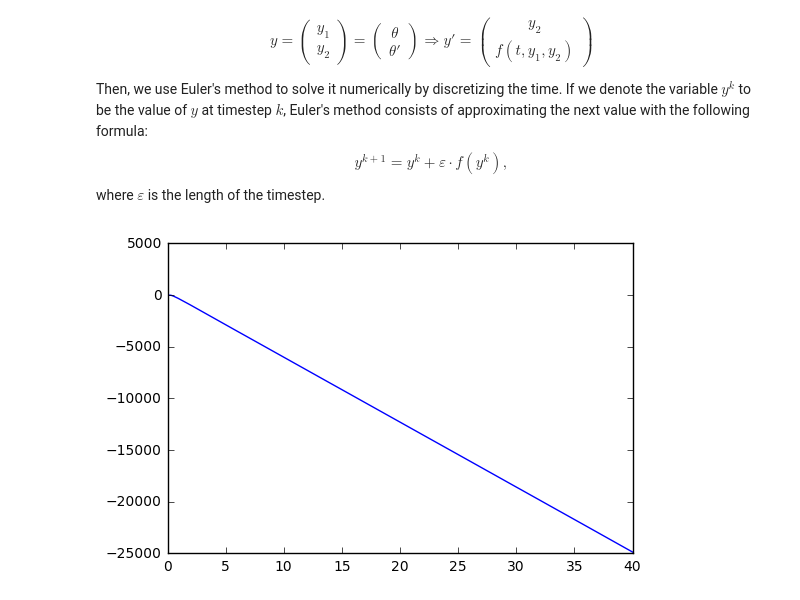
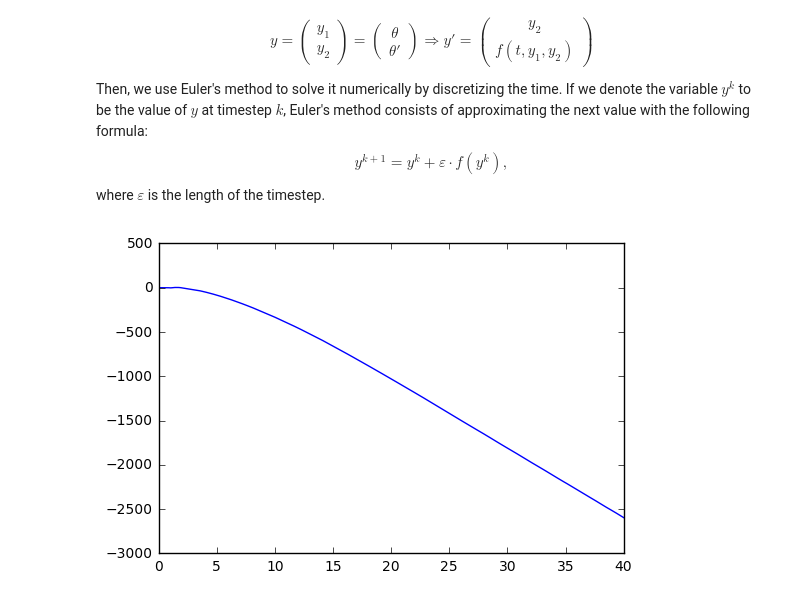
Before and after one commit to ralphS16/SolvingODEs, a Jupyter notebook: ODESolverV2.ipynb, the cells around one changed output. Saved outputs shown, nothing was run; the diff lists cells and outputs as text; code cells hidden in the pictures.

```diff
--- a/ODESolverV2.ipynb
+++ b/ODESolverV2.ipynb
@@ -16,7 +16,7 @@ import matplotlib.pyplot as plt
 
 ## - Constants - ##
 t_end = 40 # ending time of the simulation (t_start = 0)
-steps = 8000
+steps = 1000
 domain = np.linspace(0,t_end,steps)
 eps = t_end/steps # value of epsilon (the time quantum)
 epsq = eps*eps # epsilon^2
@@ -24,39 +24,38 @@ g = 9.8
 ell = 8.69
 mu = 1.29
 Cx = 0.7
-m = 12000
+m = 100
 k = 2.5
 alpha = g/ell
-v_1 = 0 #initial value theta(0)
+v_1 = 0.2 #initial value theta(0)
 v_2 = 0.5 #initial value theta'(0)
 
 ## - Defining functions - ##
 def S(t):
     # Surfact of cabin that is exposed to wind
     return 15.63
 def v2(t):
     # Speed of wind
-    return 30
+    return t
 def Fx(t):
     #This is the function Fx:
     return 0.5*mu*S(t)*v2(t)*Cx
 def lengthSpring(t):
     #This is the length of the spring:
-    return (np.sin(20*t)+1)*5
-
+    return (np.sin(20*t)+1)*3
 def fct(t,theta, thetaP):
     #Function that takes t, theta and theta' to compute theta''
     return (Fx(t)*np.cos(theta)-m*g*np.sin(theta)+k*(lengthSpring(t)-lengthSpring(0))*np.cos(theta))/ell
 
 ## - Solving - ##
 y = [np.array((v_1,v_2))] # this is y^0
 for k in range(0,steps-1): # We do this as many times as the interval is divided
     y_next = y[-1] + np.array((eps*y[-1][1], eps*fct(k*eps, y[-1][0], y[-1][1]))) # Euler's method to calculate next y
     y.append(y_next) # add this value to the array
 
 solution = [x[0] for x in y] # Only interested in the first value theta
 #plotting the solution
 plt.plot(domain, solution)
 plt.show()
 # %% [output]
-[figure, old version]
+[figure, new version]
```
Also changed, not shown: parts of 1 cell of this notebook.
